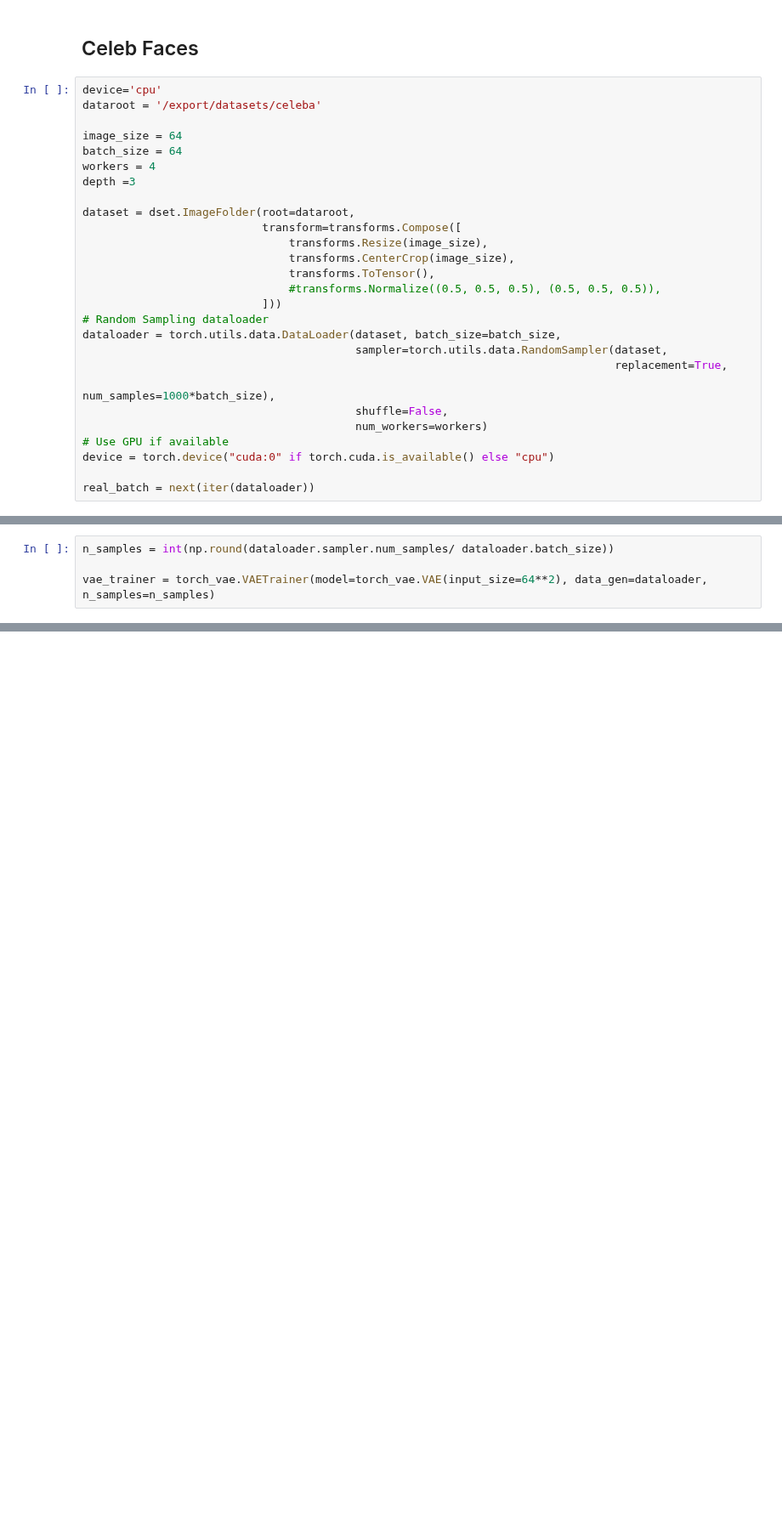
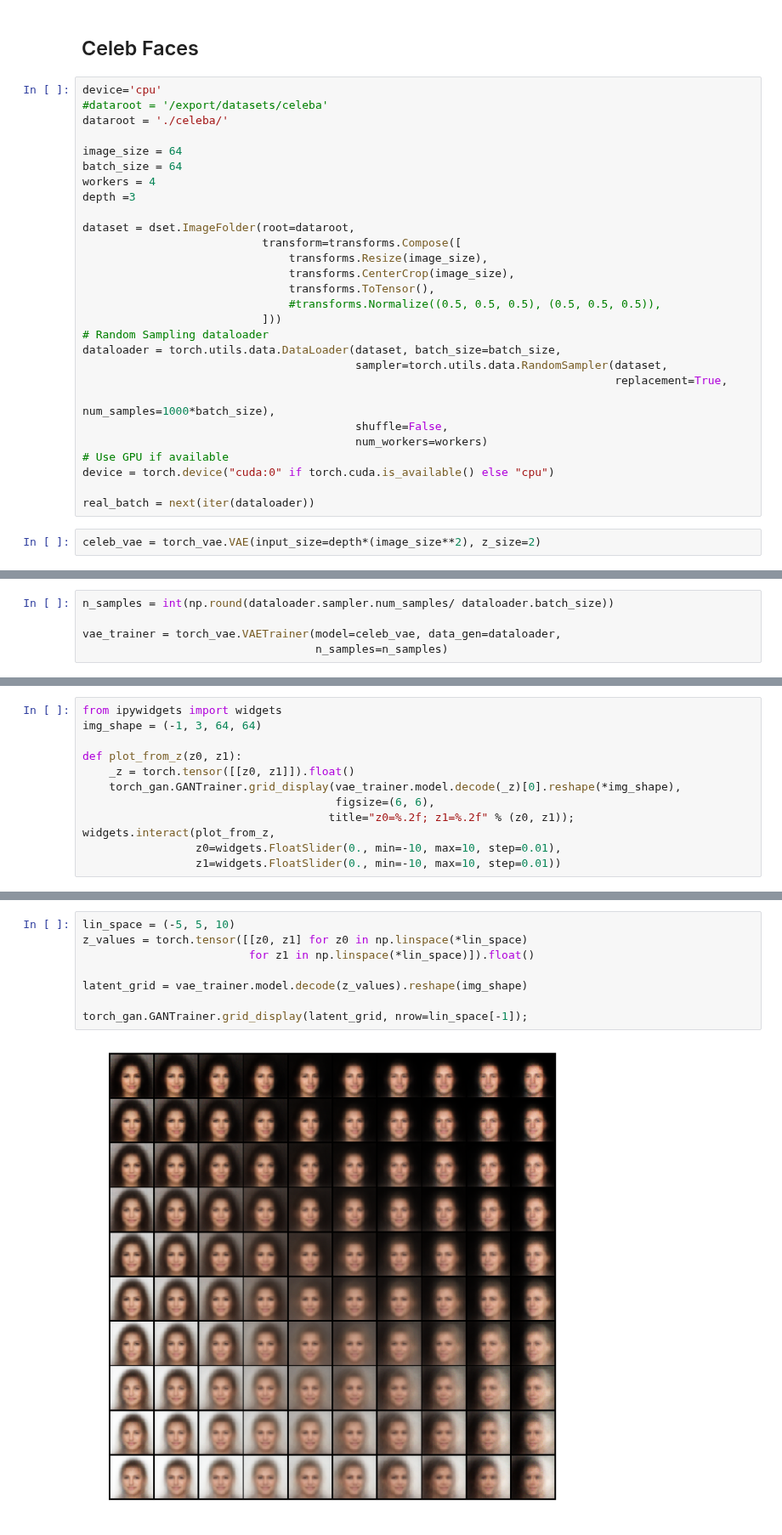
Before and after one commit to danmar3/AssociativeGAN, a Jupyter notebook: notebooks/torch_vae.ipynb, the cells around one changed output, grey strips where cells are left out. Shown at 85% size. Saved outputs shown, nothing was run; the diff lists cells and outputs as text; blank space fills up the shorter version.

```diff
--- a/notebooks/torch_vae.ipynb
+++ b/notebooks/torch_vae.ipynb
@@ -85,7 +148,8 @@ torch_gan.GANTrainer.grid_display(vae_trainer.model(real_batch[0][:8])[0].reshap
 ## Celeb Faces
 # %%
 device='cpu'
-dataroot = '/export/datasets/celeba'
+#dataroot = '/export/datasets/celeba'
+dataroot = './celeba/'
 
 image_size = 64
 batch_size = 64
@@ -110,3 +174,5 @@ dataloader = torch.utils.data.DataLoader(dataset, batch_size=batch_size,
 device = torch.device("cuda:0" if torch.cuda.is_available() else "cpu")
 
 real_batch = next(iter(dataloader))
+# %%
+celeb_vae = torch_vae.VAE(input_size=depth*(image_size**2), z_size=2)
@@ -113,6 +192,7 @@ real_batch = next(iter(dataloader))
 # %%
 n_samples = int(np.round(dataloader.sampler.num_samples/ dataloader.batch_size))
 
-vae_trainer = torch_vae.VAETrainer(model=torch_vae.VAE(input_size=64**2), data_gen=dataloader, n_samples=n_samples)
+vae_trainer = torch_vae.VAETrainer(model=celeb_vae, data_gen=dataloader,
+                                   n_samples=n_samples)
 # %%
 vae_trainer.train(3)
@@ -118,0 +222,12 @@ vae_trainer.train(3)
+# %%
+from ipywidgets import widgets
+img_shape = (-1, 3, 64, 64)
+
+def plot_from_z(z0, z1):
+    _z = torch.tensor([[z0, z1]]).float()
+    torch_gan.GANTrainer.grid_display(vae_trainer.model.decode(_z)[0].reshape(*img_shape),
+                                      figsize=(6, 6),
+                                     title="z0=%.2f; z1=%.2f" % (z0, z1));
+widgets.interact(plot_from_z,
+                 z0=widgets.FloatSlider(0., min=-10, max=10, step=0.01),
+                 z1=widgets.FloatSlider(0., min=-10, max=10, step=0.01))
@@ -118,0 +239,10 @@ vae_trainer.train(3)
+# %%
+lin_space = (-5, 5, 10)
+z_values = torch.tensor([[z0, z1] for z0 in np.linspace(*lin_space)
+                         for z1 in np.linspace(*lin_space)]).float()
+
+latent_grid = vae_trainer.model.decode(z_values).reshape(img_shape)
+
+torch_gan.GANTrainer.grid_display(latent_grid, nrow=lin_space[-1]);
+# %% [output]
+[figure, added]
```
Also changed, not shown: parts of 21 cells of this notebook.
